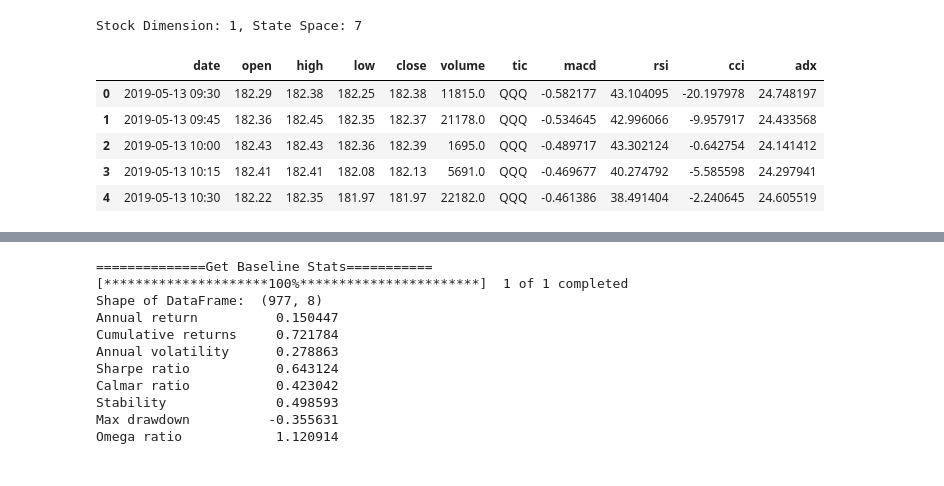
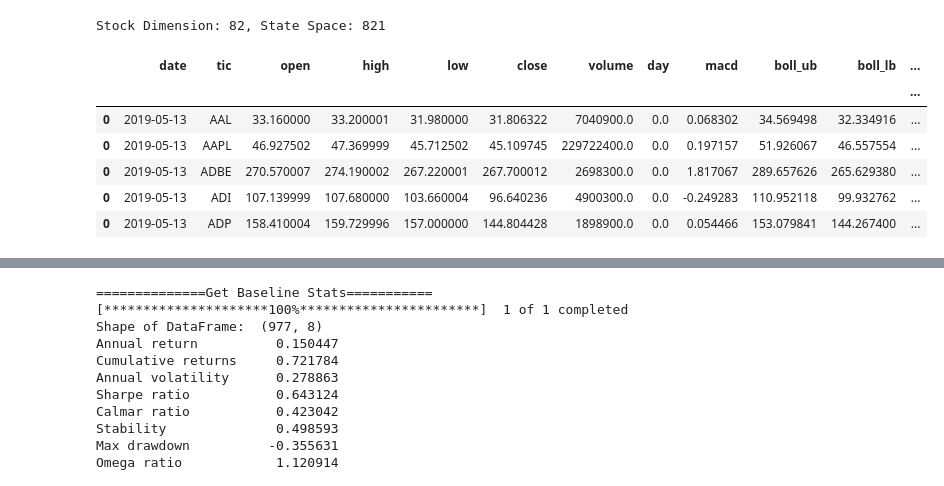
Before and after one commit to Hakiiiim/findrl_ray, a Jupyter notebook: Evaluate.ipynb, the cells around one changed output, grey strips where cells are left out. Cells and saved outputs as stored; diff of their text form; code cells hidden in the pictures.

```diff
--- a/Evaluate.ipynb
+++ b/Evaluate.ipynb
@@ -15,32 +15,33 @@ from ray.rllib.algorithms.ddpg.ddpg import DDPGConfig
 from ray.rllib.algorithms.td3 import TD3Config
 from ray.rllib.algorithms.algorithm import Algorithm
 # %%
-csv = False
+csv = True
 if csv:
-    trade = pd.read_csv('dataset/train_data.csv')
+    trade = pd.read_csv('dataset/trade_data.csv')
     trade = trade.set_index(trade.columns[0])
     trade.index.names = ['']
     INDICATORS = ['macd','boll_ub','boll_lb','rsi_30','cci_30','dx_30','close_30_sma','close_60_sma']
 
 else:
     trade = pd.read_csv('dataset/qqq_train.csv')
     trade = trade.set_index(trade.columns[0])
     trade.index.names = ['']
     INDICATORS = ['macd','rsi','cci','adx']
 
 stock_dimension = len(trade.tic.unique())
 buy_cost_list = sell_cost_list = [0.001] * stock_dimension
 state_space = 1 + 2*stock_dimension + len(INDICATORS)*stock_dimension
 print(f"Stock Dimension: {stock_dimension}, State Space: {state_space}")
 trade.head(5)
 # %% [output]
-Stock Dimension: 1, State Space: 7
+Stock Dimension: 82, State Space: 821
-|  | date | open | high | low | close | volume | tic | macd | rsi | cci | adx |
-| 0 | 2019-05-13 09:30 | 182.29 | 182.38 | 182.25 | 182.38 | 11815.0 | QQQ | -0.582177 | 43.104095 | -20.197978 | 24.748197 |
-| 1 | 2019-05-13 09:45 | 182.36 | 182.45 | 182.35 | 182.37 | 21178.0 | QQQ | -0.534645 | 42.996066 | -9.957917 | 24.433568 |
-| 2 | 2019-05-13 10:00 | 182.43 | 182.43 | 182.36 | 182.39 | 1695.0 | QQQ | -0.489717 | 43.302124 | -0.642754 | 24.141412 |
-| 3 | 2019-05-13 10:15 | 182.41 | 182.41 | 182.08 | 182.13 | 5691.0 | QQQ | -0.469677 | 40.274792 | -5.585598 | 24.297941 |
-| 4 | 2019-05-13 10:30 | 182.22 | 182.35 | 181.97 | 181.97 | 22182.0 | QQQ | -0.461386 | 38.491404 | -2.240645 | 24.605519 |
+|  | date | tic | open | high | low | close | volume | day | macd | boll_ub | boll_lb | ... |
+|  |  |  |  |  |  |  |  |  |  |  |  | ... |
+| 0 | 2019-05-13 | AAL | 33.160000 | 33.200001 | 31.980000 | 31.806322 | 7040900.0 | 0.0 | 0.068302 | 34.569498 | 32.334916 | ... |
+| 0 | 2019-05-13 | AAPL | 46.927502 | 47.369999 | 45.712502 | 45.109745 | 229722400.0 | 0.0 | 0.197157 | 51.926067 | 46.557554 | ... |
+| 0 | 2019-05-13 | ADBE | 270.570007 | 274.190002 | 267.220001 | 267.700012 | 2698300.0 | 0.0 | 1.817067 | 289.657626 | 265.629380 | ... |
+| 0 | 2019-05-13 | ADI | 107.139999 | 107.680000 | 103.660004 | 96.640236 | 4900300.0 | 0.0 | -0.249283 | 110.952118 | 99.932762 | ... |
+| 0 | 2019-05-13 | ADP | 158.410004 | 159.729996 | 157.000000 | 144.804428 | 1898900.0 | 0.0 | 0.054466 | 153.079841 | 144.267400 | ... |
 # %%
 buy_cost_list = sell_cost_list = [0.001] * stock_dimension
 num_stock_shares = [0] * stock_dimension
```
Also changed, not shown: parts of 6 cells of this notebook.
